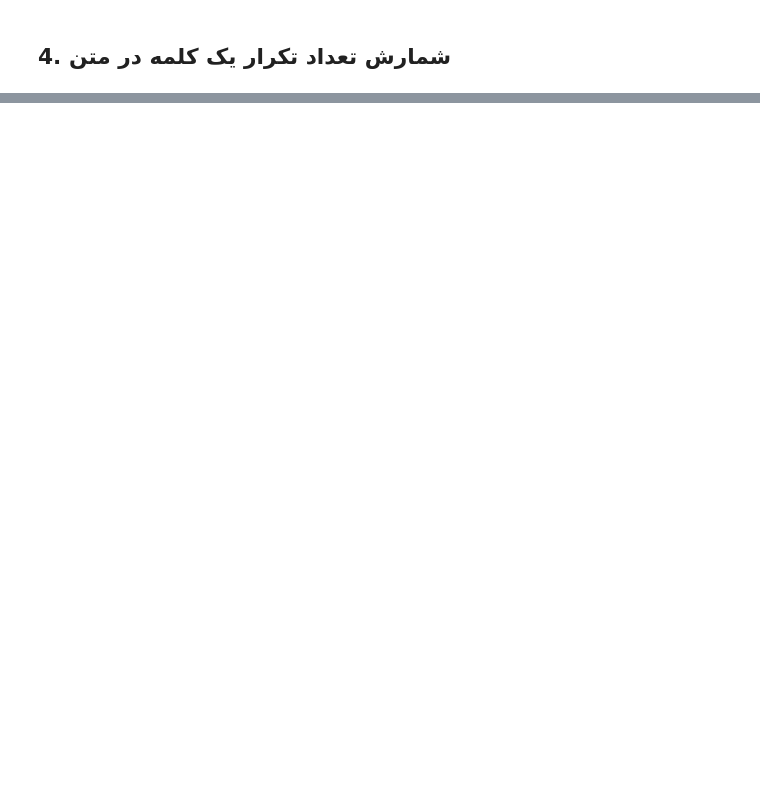
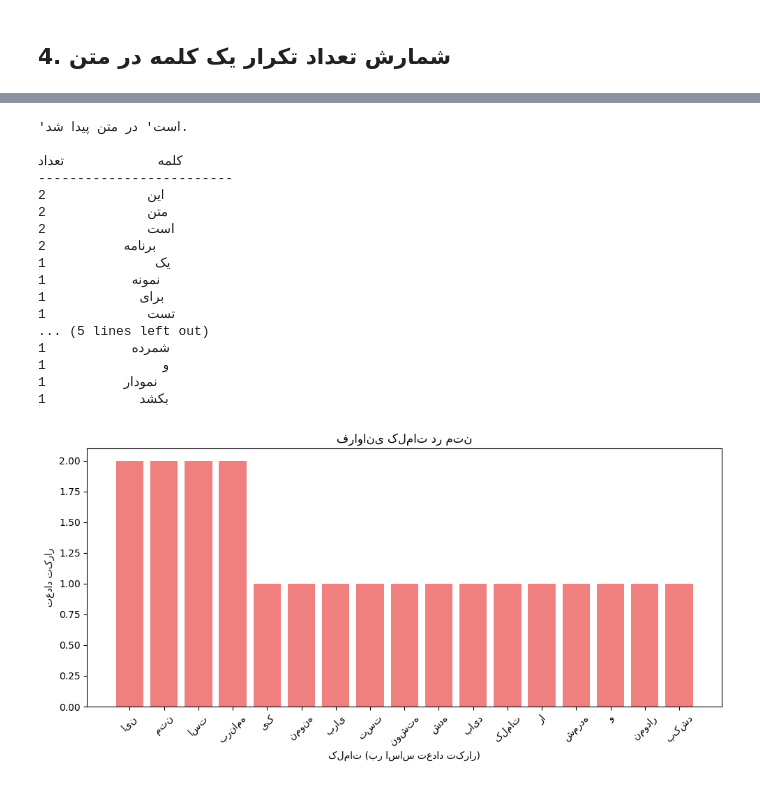
Before and after one commit to mahdieslaminet/AI_Course, a Jupyter notebook: جلسه۴_جستجو_در_Word.ipynb, the cells around one changed output, grey strips where cells are left out. Drawn from its saved outputs; the diff is of its cells as text; code cells hidden in the pictures; blank space fills up the shorter version.

```diff
--- a/جلسه۴_جستجو_در_Word.ipynb
+++ b/جلسه۴_جستجو_در_Word.ipynb
@@ -55,0 +170,61 @@ print(f"تعداد تکرار '{search_word}':", word_count)
+# %%
+import matplotlib.pyplot as plt
+from collections import Counter
+import re
+
+# متن نمونه (می‌توانید آن را با متن دلخواه جایگزین کنید)
+text = """این یک متن نمونه است. این متن برای تست برنامه نوشته شده است. برنامه باید کلمات را شمرده و نمودار بکشد."""
+
+# کلمه مورد جستجو
+search_word = "است"
+
+# پاک‌سازی و استخراج کلمات
+words = re.findall(r'\w+', text)
+words = [word.lower() for word in words]
+
+# شمارش فراوانی کلمات
+word_counts = Counter(words)
+
+# بررسی وجود کلمه مورد نظر
+if search_word in word_counts:
+    print(f"'{search_word}' در متن پیدا شد.")
+else:
+    print(f"'{search_word}' در متن وجود ندارد.")
+
+# مرتب‌سازی بر اساس بیشترین تکرار
+sorted_counts = word_counts.most_common()
+
+# چاپ جدول
+print("\nکلمه\t\tتعداد")
+print("-" * 25)
+for word, count in sorted_counts:
+    print(f"{word}\t\t{count}")
+
+# رسم نمودار
+plt.figure(figsize=(10, 5))
+plt.bar([word for word, count in sorted_counts], [count for word, count in sorted_counts], color='lightcoral')
+plt.xlabel('کلمات (بر اساس تعداد تکرار)')
+plt.ylabel('تعداد تکرار')
+plt.title('فراوانی کلمات در متن')
+plt.xticks(rotation=45)
+plt.tight_layout()
+plt.show()
+# %% [output]
+'است' در متن پیدا شد.
+
+کلمه            تعداد
+-------------------------
+این             2
+متن             2
+است             2
+برنامه          2
+یک              1
+نمونه           1
+برای            1
+تست             1
+... (5 lines left out)
+شمرده           1
+و               1
+نمودار          1
+بکشد            1
+[figure, added]
```
Also changed, not shown: parts of 4 cells of this notebook.
